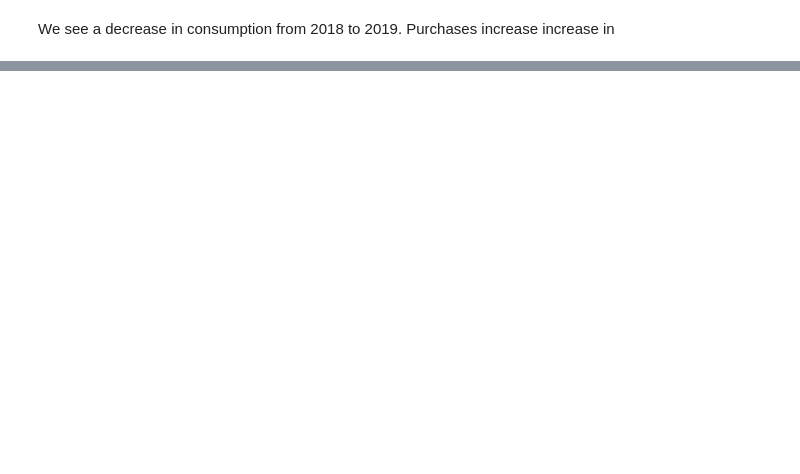
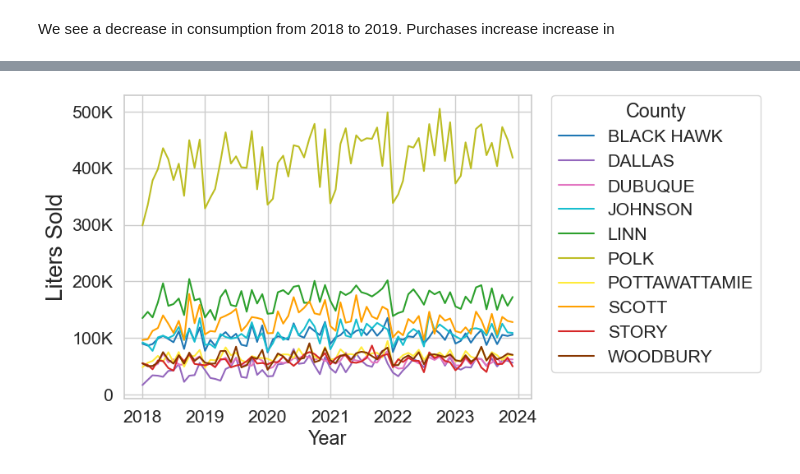
Before and after one commit to amoutafian/iowa_liquor_project, a Jupyter notebook: Iowa _liquor_exploratory_analysis.ipynb, the cells around one changed output, grey strips where cells are left out. Saved outputs shown, nothing was run; the diff lists cells and outputs as text; code cells hidden in the pictures; blank space fills up the shorter version.

```diff
--- a/Iowa _liquor_exploratory_analysis.ipynb
+++ b/Iowa _liquor_exploratory_analysis.ipynb
@@ -420,13 +465,15 @@ liters_county_sum_df.info()
 # %%
 sns.lineplot(data = liters_county_sum_df, x = 'date', y = 'liters_sold_county', hue= 'county', palette= county_colors)
 hue_order = [
     "Polk","Linn","Scott","Johnson","Black Hawk","Pottawattamie","Woodbury","Story","Dubuque","Dallas"
          ]
 
-#ax  = plt.gca()
-#ax.set(xlabel=None)
-#ax.set_ylabel( "Liters Sold" , size = 20 )
+ax  = plt.gca()
+ax.set(xlabel= 'Year')
+ax.set_ylabel( "Liters Sold" , size = 20 )
 #ax.set_title( "Liters sold by county 2018-2023", size = 24 )
-#ax.yaxis.set_major_formatter(tick.FuncFormatter(reformat_large_tick_values))
+ax.yaxis.set_major_formatter(tick.FuncFormatter(ticker))
 plt.legend(title = 'County', bbox_to_anchor=(1.05, 1), loc='upper left', borderaxespad=0)
 plt.show()
+# %% [output]
+[figure, added]
```
Also changed, not shown: parts of 6 cells of this notebook.
